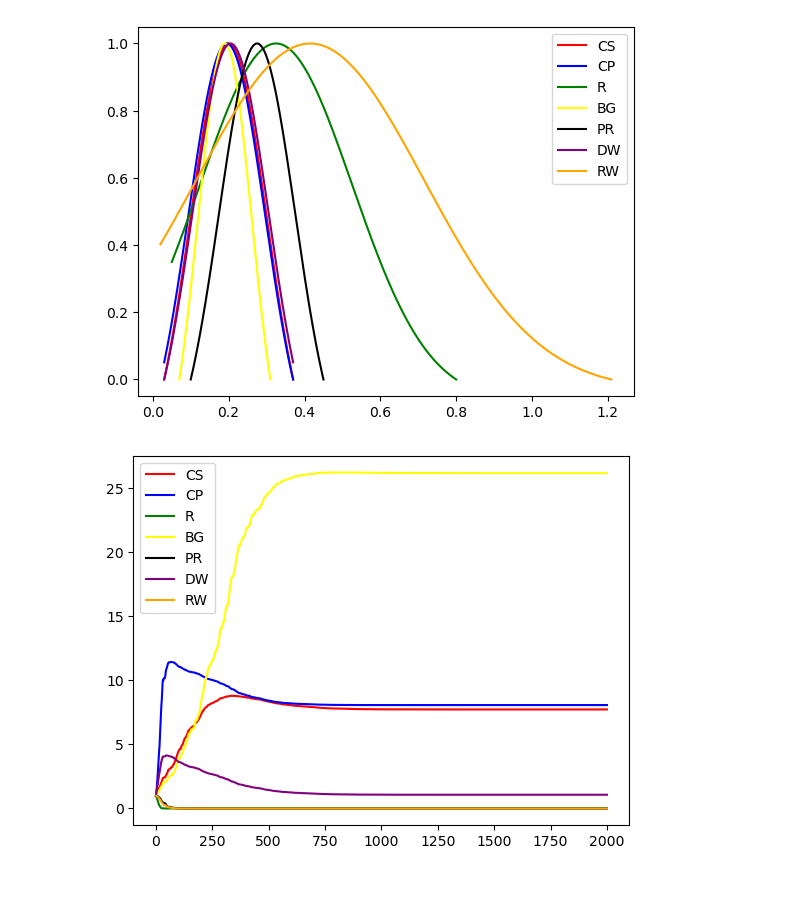
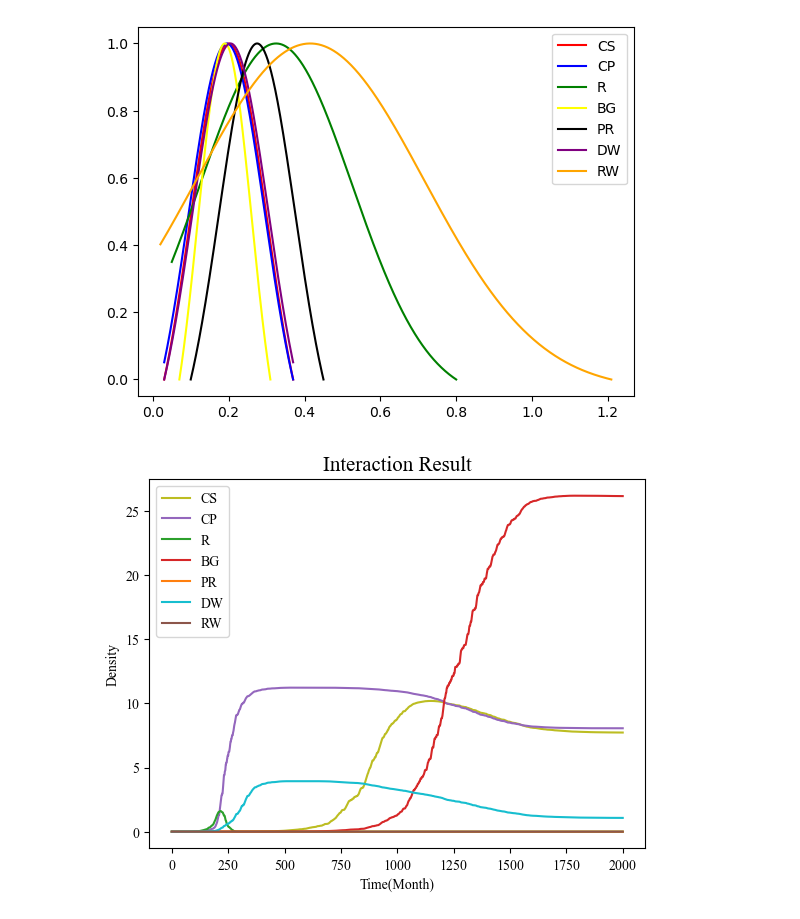
Before and after one commit to SILENT-GUO/MCM_works, a Jupyter notebook: Competition/Tasks/Task1.ipynb, the cells around one changed output. Saved outputs shown, nothing was run; the diff lists cells and outputs as text; code cells hidden in the pictures; blank space fills up the shorter version.

```diff
--- a/Competition/Tasks/Task1.ipynb
+++ b/Competition/Tasks/Task1.ipynb
@@ -370,7 +370,7 @@ def differential_function(variable_list, timespan, num_of_species, x_range_list,
 
 time = np.arange(0, 2000, 0.05)
 timespan = np.arange(0, 0.05, 0.01)
-variable_list = [1, 1, 1, 1, 1, 1, 1]
+variable_list = [1e-4, 1e-4, 1e-4, 1e-4, 1e-4, 1e-4, 1e-4]
 N_list = [10,10,10,20,20,5,5]
 num_of_species = 7
 x_range_list = x_ranges
@@ -400,14 +400,18 @@ for timestep in range(len(time)):
     solution_list.append(solution)
 cs_trend, cp_trend, R_trend, BG_trend, PR_trend, DW_trend, RW_trend = [i[0] for i in solution_list], [i[1] for i in solution_list], [i[2] for i in solution_list], [i[3] for i in solution_list], [i[4] for i in solution_list], [i[5] for i in solution_list], [i[6] for i in solution_list]
 # %%
-plt.plot(time, cs_trend, color='red', label='CS')
-plt.plot(time, cp_trend, color='blue', label='CP')
-plt.plot(time, R_trend, color='green', label='R')
-plt.plot(time, BG_trend, color='yellow', label='BG')
-plt.plot(time, PR_trend, color='black', label='PR')
-plt.plot(time, DW_trend, color='purple', label='DW')
-plt.plot(time, RW_trend, color='orange', label='RW')
+plt.rc('font', family='Times New Roman')
+plt.title("Interaction Result", fontdict={"size":15})
+plt.plot(time, cs_trend, color='tab:olive', label='CS')
+plt.plot(time, cp_trend, color='tab:purple', label='CP')
+plt.plot(time, R_trend, color='tab:green', label='R')
+plt.plot(time, BG_trend, color='tab:red', label='BG')
+plt.plot(time, PR_trend, color='tab:orange', label='PR')
+plt.plot(time, DW_trend, color='tab:cyan', label='DW')
+plt.plot(time, RW_trend, color='tab:brown', label='RW')
+plt.xlabel("Time(Month)")
+plt.ylabel("Density")
 plt.legend()
 plt.show()
 # %% [output]
-[figure, old version]
+[figure, new version]
```
Also changed, not shown: 9 other files.
